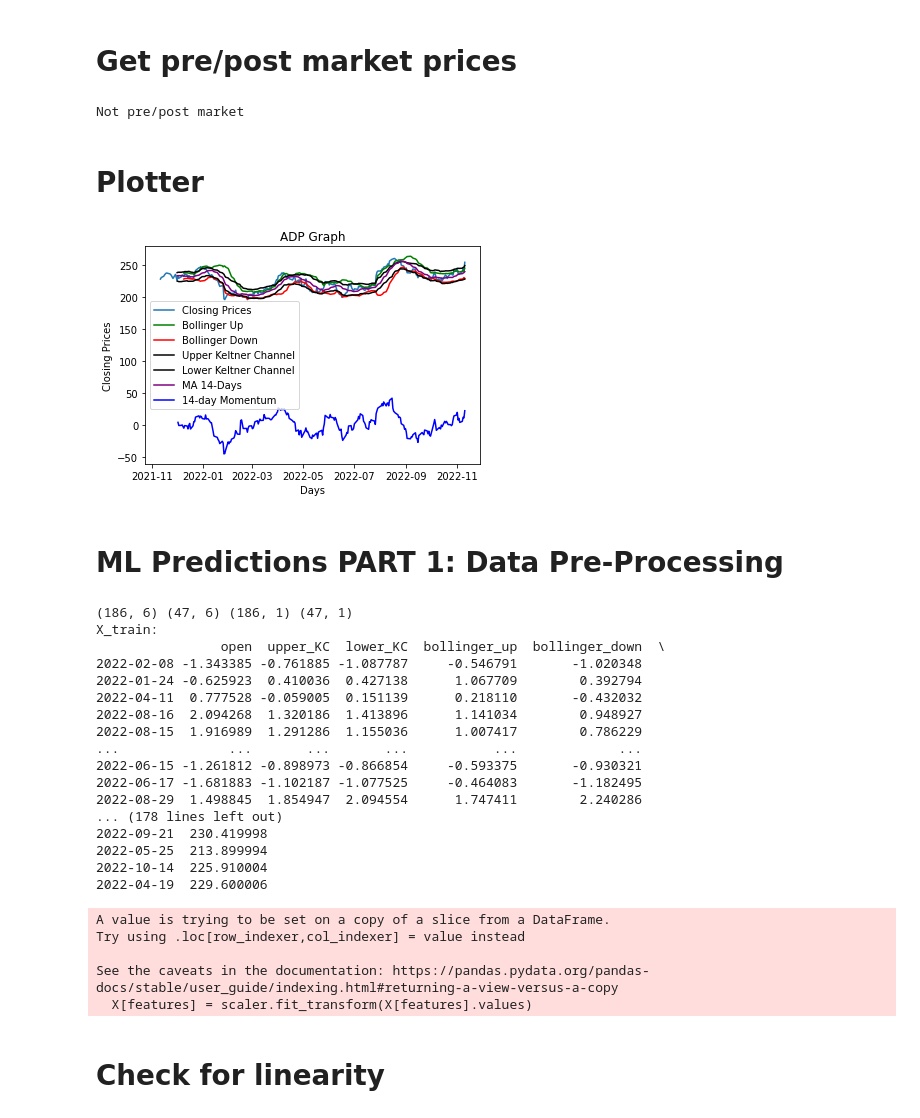
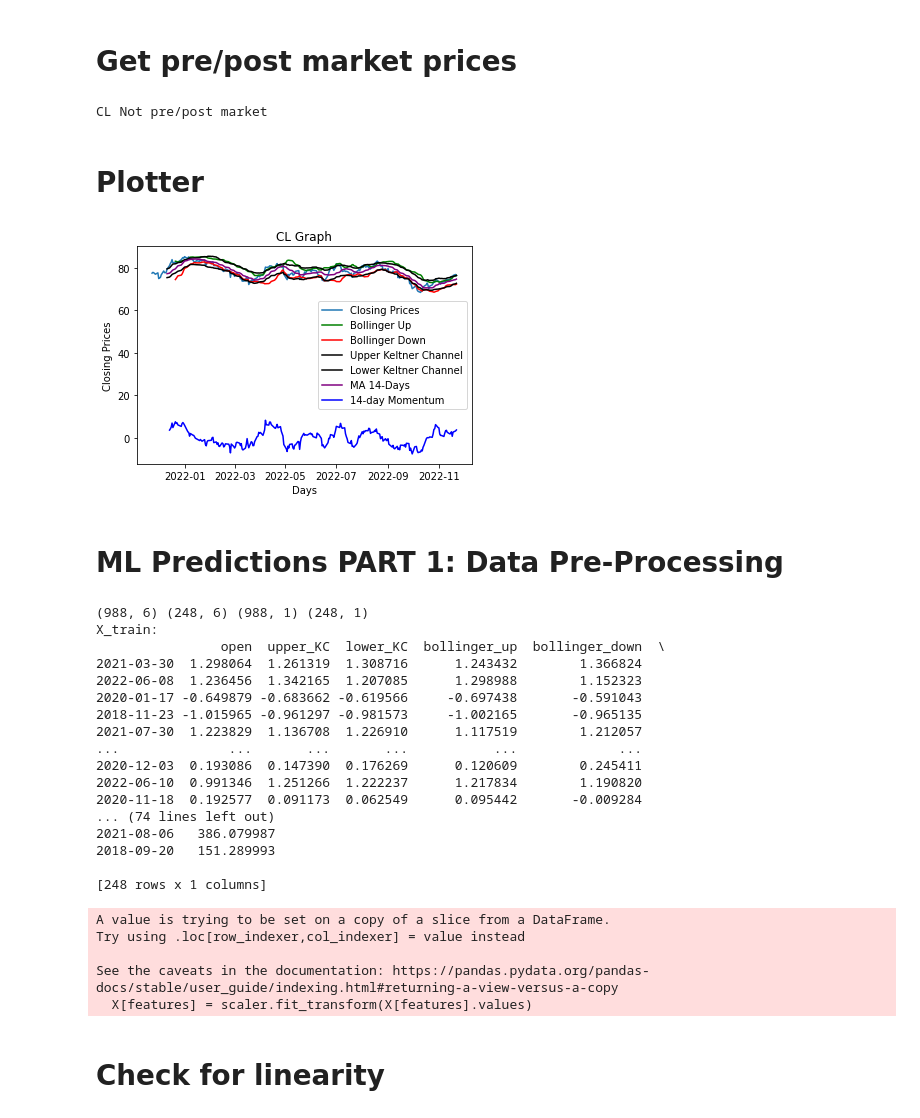
Before and after one commit to bigsaso/StockOptions, a Jupyter notebook: stock_options.ipynb, the cells around one changed output. Saved outputs shown, nothing was run; the diff lists cells and outputs as text; code cells hidden in the pictures.

```diff
--- a/stock_options.ipynb
+++ b/stock_options.ipynb
@@ -191,88 +243,83 @@ def is_postmarket(current):
 
 def get_pre_post_market(ticker,current_hour):
     if is_premarket(current_hour):
-        data = f'Premarket: {get_premarket_price(ticker)}'
+        data = f'{ticker} Premarket: {get_premarket_price(ticker)}'
     elif is_postmarket(current_hour):
-        data = f'Postmarket: {get_postmarket_price(ticker)}'
+        data = f'{ticker} Postmarket: {get_postmarket_price(ticker)}'
     else:
-        data = 'Not pre/post market'
+        data = f'{ticker} Not pre/post market'
     #company = gather_data(data)
     print(data)
 
 current_hour = dt.datetime.now().time()
-get_pre_post_market('AAPL',current_hour)
+get_pre_post_market('CL',current_hour)
 # %% [output]
-Not pre/post market
+CL Not pre/post market
 # %% [markdown]
 # Plotter
 # %%
 %matplotlib inline
 
 today = dt.date.today()
 last_year = (dt.datetime.now()-relativedelta(years=1))
-ticker = 'ADP'
+ticker = 'CL'
 data = get_data(ticker=ticker, start_date = last_year, end_date = None, index_as_date = True, interval = '1d')
 df = gather_data(data)
 plt.title(ticker + ' Graph')
 plt.xlabel('Days')
 plt.ylabel('Closing Prices')
 plt.plot(df['close'], label='Closing Prices')
 plt.plot(df['bollinger_up'], label='Bollinger Up', c='green')
 plt.plot(df['bollinger_down'], label='Bollinger Down', c='red')
 plt.plot(df['upper_KC'], label='Upper Keltner Channel', c='black')
 plt.plot(df['lower_KC'], label='Lower Keltner Channel', c='black')
 plt.plot(df['MA'], label='MA 14-Days', c='purple')
 plt.plot(df['momentum'], label='14-day Momentum', c='blue')
 plt.legend()
 plt.show()
 # %% [output]
-[figure, old version]
+[figure, new version]
 # %% [markdown]
 # ML Predictions PART 1: Data Pre-Processing
 # %%
 # Step 1: Read data
-from sklearn.model_selection import train_test_split
-
-
 today = dt.date.today()
-last_year = (dt.datetime.now()-relativedelta(years=1))
-ticker = 'ADP'
+last_year = (dt.datetime.now()-relativedelta(years=5))
+ticker = 'DE'
 data = get_data(ticker, start_date = last_year, end_date = today, index_as_date = True, interval = '1d')
 dataset_train = gather_data(data)
-##dataset_train['close-open'] = (dataset_train['close']-dataset_train['open']).shift(periods=1)
 # Select features to be involved in training and prediction and target to predict
 features = list(dataset_train[['open','upper_KC','lower_KC','bollinger_up','bollinger_down','MA']])#,'high','low','volume','momentum' REMOVED DUE TO NON-LINEARITY
-target = list(dataset_train[['close']])
-dataset_train.dropna(inplace=True)
+dataset_train['3-day-close']=dataset_train['close'].shift(-3)#shift by 3 days to get the closing price 3 days later
+target = list(dataset_train[['3-day-close']])#target = list(dataset_train[['close']])
+dataset_train.dropna(inplace=True) # THIS IS THE WORST WAY TO DEAL WITH N/A VALUES. KNN DOES NOT WORK AS FIRST VALUES ARE NaN. DOING MEDIAN
 X = dataset_train[features]
 y = dataset_train[target]
 # Scale data
 scaler = StandardScaler()
 X[features] = scaler.fit_transform(X[features].values)
-# dataset_features_scaled = scaler.fit_transform(X)
-# dataset_target_scaled = scaler.fit_transform(y)
 # Split the data for train-test
 X_train, X_test, y_train, y_test = train_test_split(X, y, test_size=0.20)
 print(X_train.shape, X_test.shape, y_train.shape, y_test.shape)
 print(f'X_train:\n{X_train}\n\nX_test:\n{X_test}\n\ny_train:\n{y_train}\n\ny_test:\n{y_test}')
 # %% [output]
-(186, 6) (47, 6) (186, 1) (47, 1)
+(988, 6) (248, 6) (988, 1) (248, 1)
 X_train:
                 open  upper_KC  lower_KC  bollinger_up  bollinger_down  \
-2022-02-08 -1.343385 -0.761885 -1.087787     -0.546791       -1.020348
-2022-01-24 -0.625923  0.410036  0.427138      1.067709        0.392794
-2022-04-11  0.777528 -0.059005  0.151139      0.218110       -0.432032
-2022-08-16  2.094268  1.320186  1.413896      1.141034        0.948927
-2022-08-15  1.916989  1.291286  1.155036      1.007417        0.786229
+2021-03-30  1.298064  1.261319  1.308716      1.243432        1.366824
+2022-06-08  1.236456  1.342165  1.207085      1.298988        1.152323
+2020-01-17 -0.649879 -0.683662 -0.619566     -0.697438       -0.591043
+2018-11-23 -1.015965 -0.961297 -0.981573     -1.002165       -0.965135
+2021-07-30  1.223829  1.136708  1.226910      1.117519        1.212057
 ...              ...       ...       ...           ...             ...
-2022-06-15 -1.261812 -0.898973 -0.866854     -0.593375       -0.930321
-2022-06-17 -1.681883 -1.102187 -1.077525     -0.464083       -1.182495
-2022-08-29  1.498845  1.854947  2.094554      1.747411        2.240286
-... (178 lines left out)
-2022-09-21  230.419998
-2022-05-25  213.899994
-2022-10-14  225.910004
-2022-04-19  229.600006
+2020-12-03  0.193086  0.147390  0.176269      0.120609        0.245411
+2022-06-10  0.991346  1.251266  1.222237      1.217834        1.190820
+2020-11-18  0.192577  0.091173  0.062549      0.095442       -0.009284
+... (74 lines left out)
+2021-08-06   386.079987
+2018-09-20   151.289993
+
+[248 rows x 1 columns]
 A value is trying to be set on a copy of a slice from a DataFrame.
 Try using .loc[row_indexer,col_indexer] = value instead
 
```
Also changed, not shown: parts of 10 cells of this notebook, 1 other file.
